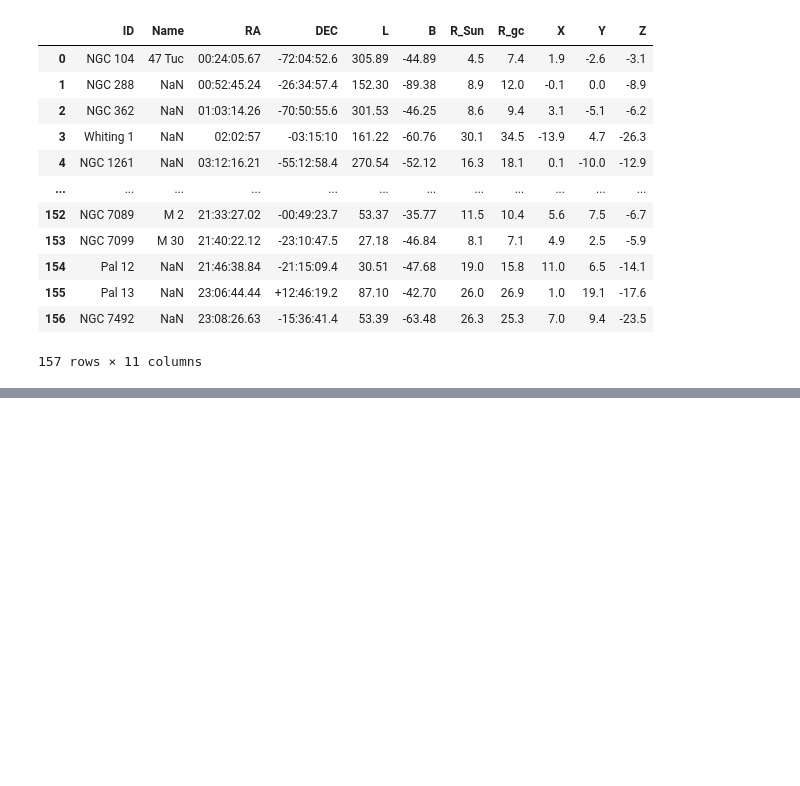
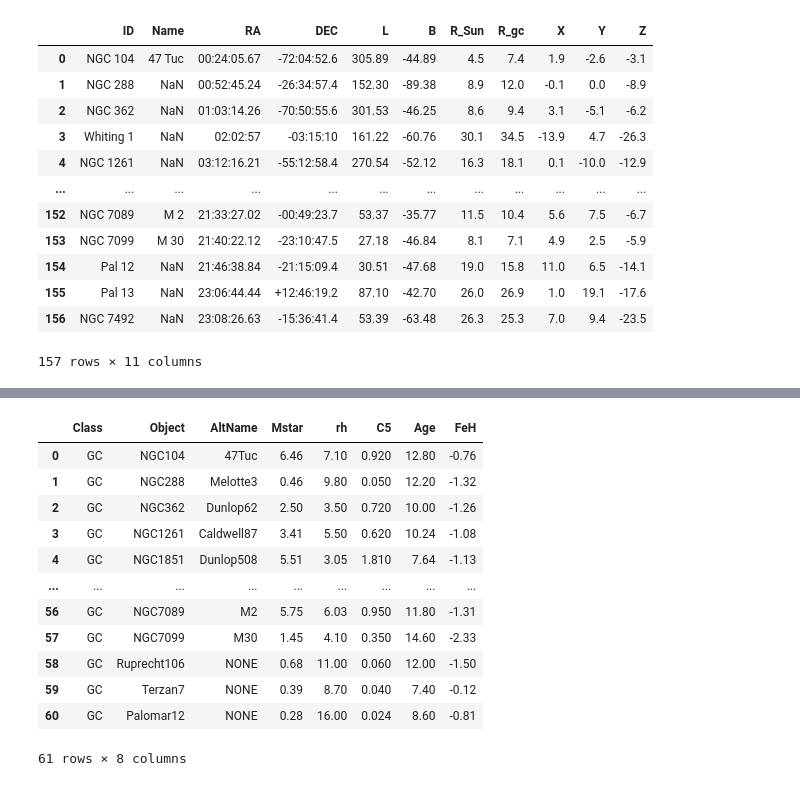
Before and after one commit to gigisheehan06-blip/3116-Comp-group2, a Jupyter notebook: evren.ipynb, the cells around one changed output, grey strips where cells are left out. Saved outputs shown, nothing was run; the diff lists cells and outputs as text; code cells hidden in the pictures; blank space fills up the shorter version.

```diff
--- a/evren.ipynb
+++ b/evren.ipynb
@@ -27,0 +44,16 @@ pd.read_csv('HarrisPartI.csv')
+# %%
+pd.read_csv('Krause21.csv')
+# %% [output]
+|  | Class | Object | AltName | Mstar | rh | C5 | Age | FeH |
+| 0 | GC | NGC104 | 47Tuc | 6.46 | 7.10 | 0.920 | 12.80 | -0.76 |
+| 1 | GC | NGC288 | Melotte3 | 0.46 | 9.80 | 0.050 | 12.20 | -1.32 |
+| 2 | GC | NGC362 | Dunlop62 | 2.50 | 3.50 | 0.720 | 10.00 | -1.26 |
+| 3 | GC | NGC1261 | Caldwell87 | 3.41 | 5.50 | 0.620 | 10.24 | -1.08 |
+| 4 | GC | NGC1851 | Dunlop508 | 5.51 | 3.05 | 1.810 | 7.64 | -1.13 |
+| ... | ... | ... | ... | ... | ... | ... | ... | ... |
+| 56 | GC | NGC7089 | M2 | 5.75 | 6.03 | 0.950 | 11.80 | -1.31 |
+| 57 | GC | NGC7099 | M30 | 1.45 | 4.10 | 0.350 | 14.60 | -2.33 |
+| 58 | GC | Ruprecht106 | NONE | 0.68 | 11.00 | 0.060 | 12.00 | -1.50 |
+| 59 | GC | Terzan7 | NONE | 0.39 | 8.70 | 0.040 | 7.40 | -0.12 |
+| 60 | GC | Palomar12 | NONE | 0.28 | 16.00 | 0.024 | 8.60 | -0.81 |
+61 rows × 8 columns
```
Also changed, not shown: parts of 2 cells of this notebook.
